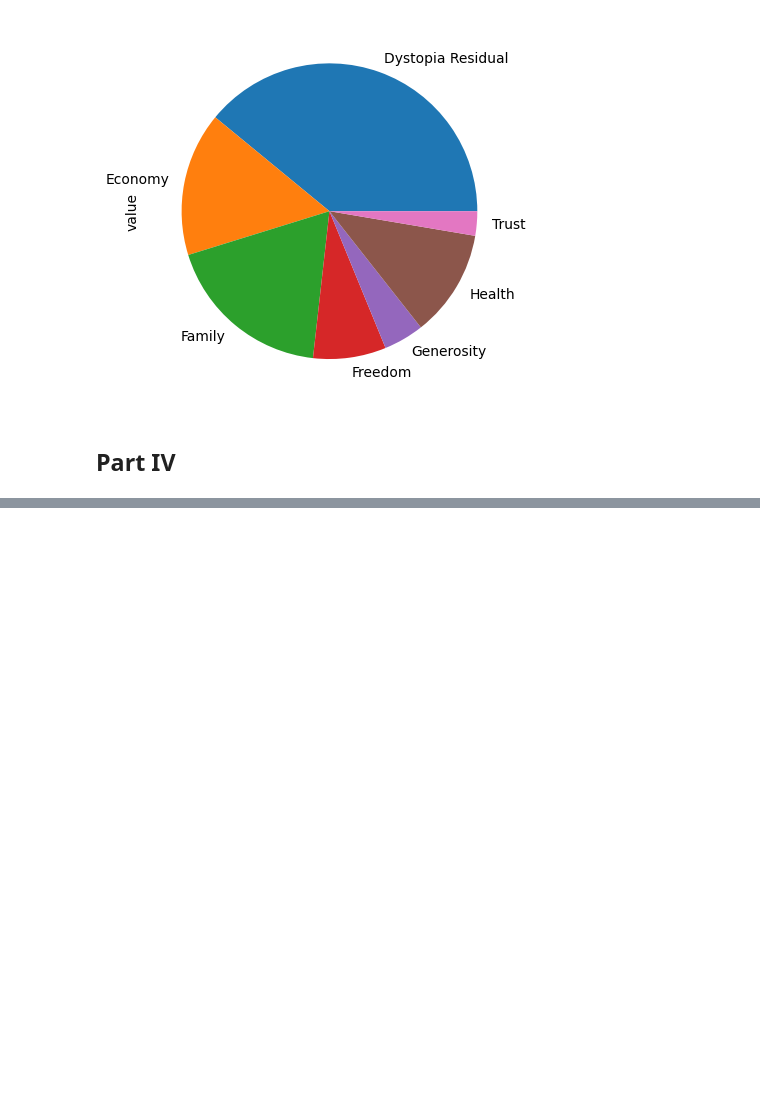
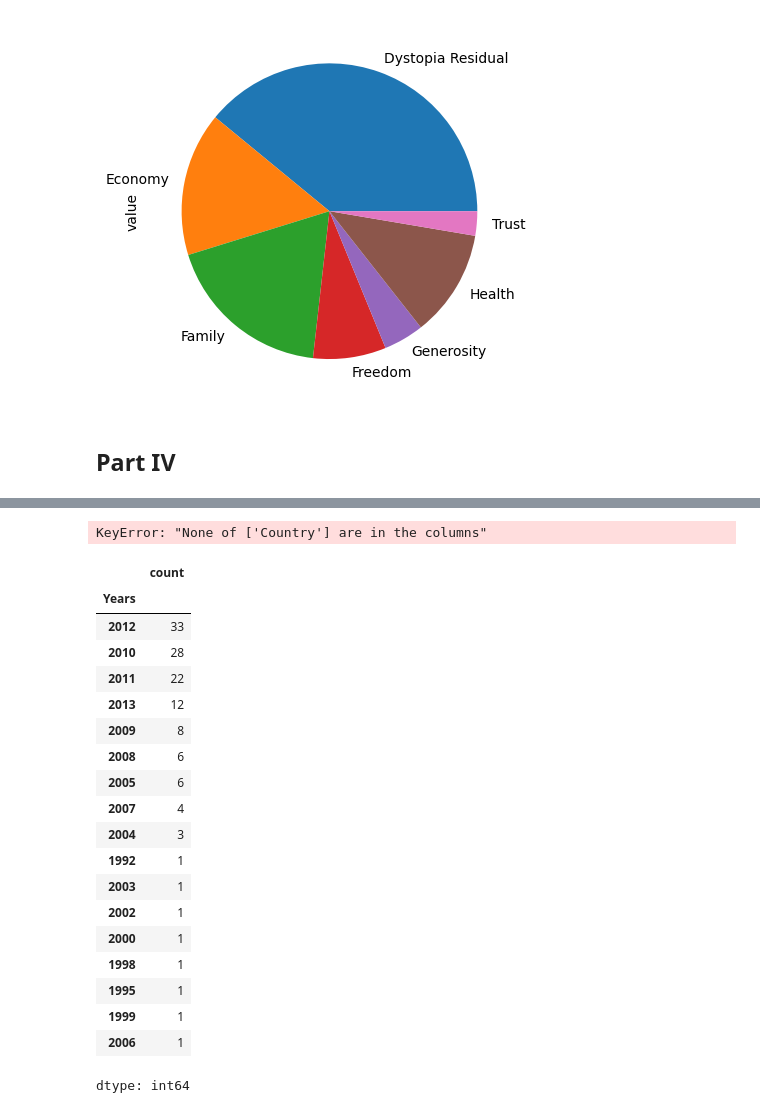
Before and after one commit to Krzesimir13/DataQuest, a Jupyter notebook: world_happiness.ipynb, the cells around one changed output, grey strips where cells are left out. Cells and saved outputs as stored; diff of their text form; code cells hidden in the pictures; blank space fills up the shorter version.

```diff
--- a/world_happiness.ipynb
+++ b/world_happiness.ipynb
@@ -555,0 +758,29 @@ plt.show()
+# %%
+merged = merged.set_index('Country')
+# %% [output]
+KeyError: "None of ['Country'] are in the columns"
+# %%
+pattern = r"(?P<Years>[1-2][0-9]{3})"
+
+merged['IESurvey'].str.extractall(pattern).value_counts()
+# %% [output]
+|  | count |
+| Years |  |
+| 2012 | 33 |
+| 2010 | 28 |
+| 2011 | 22 |
+| 2013 | 12 |
+| 2009 | 8 |
+| 2008 | 6 |
+| 2005 | 6 |
+| 2007 | 4 |
+| 2004 | 3 |
+| 1992 | 1 |
+| 2003 | 1 |
+| 2002 | 1 |
+| 2000 | 1 |
+| 1998 | 1 |
+| 1995 | 1 |
+| 1999 | 1 |
+| 2006 | 1 |
+dtype: int64
```
Also changed, not shown: parts of 19 cells of this notebook.
